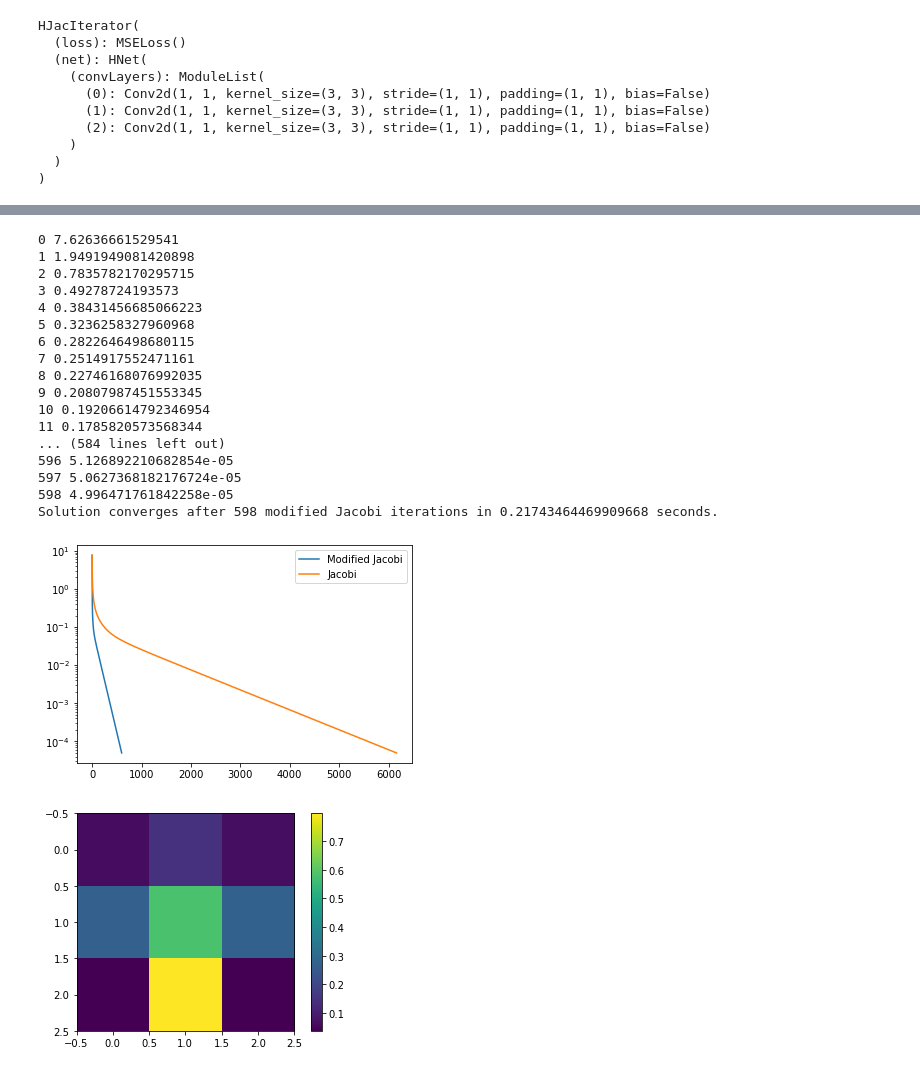
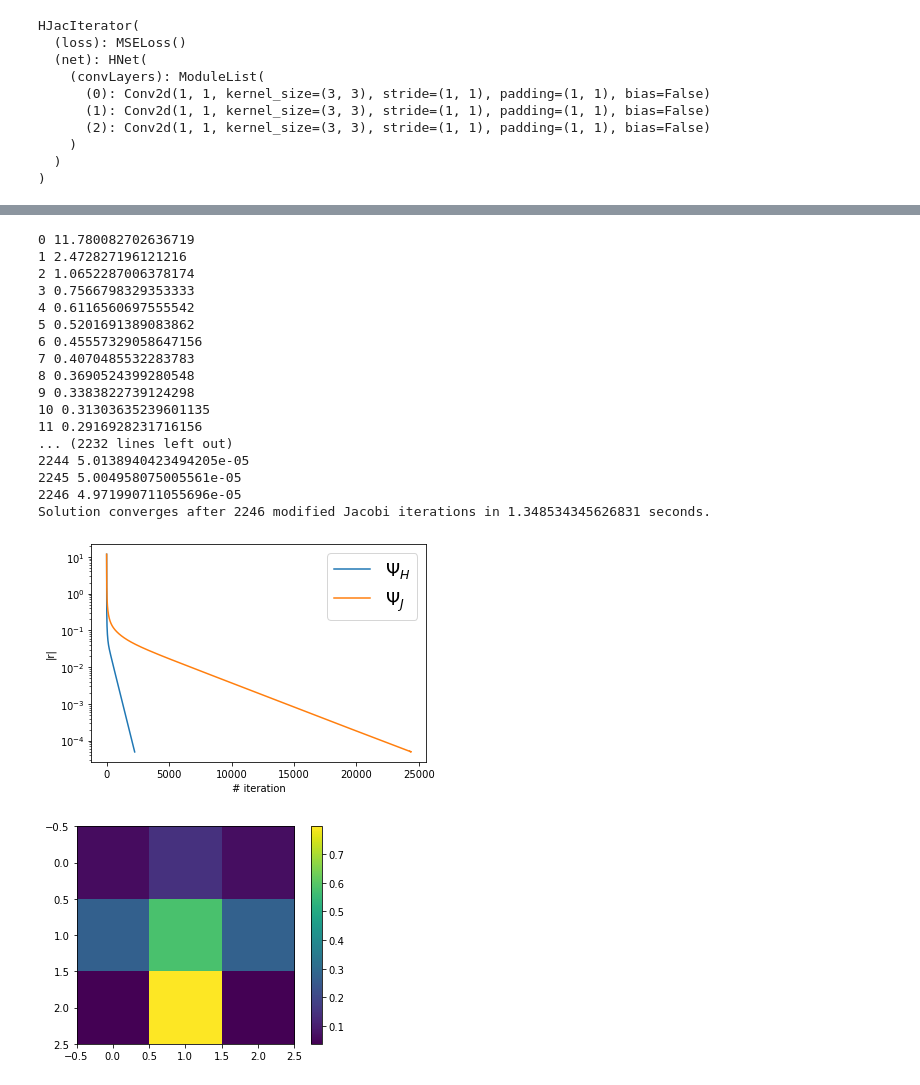
Before and after one commit to longfish/Multigrid-FEANet, a Jupyter notebook: M-FEANet-mg_test.ipynb, the cells around one changed output, grey strips where cells are left out. Drawn from its saved outputs; the diff is of its cells as text; code cells hidden in the pictures.

```diff
--- a/M-FEANet-mg_test.ipynb
+++ b/M-FEANet-mg_test.ipynb
@@ -167,7 +167,8 @@ my_hnet.load_state_dict(torch.load(os.path.join(model_dir,model_name+'.pth')))
 <All keys matched successfully>
 # %%
 # test on larger grid
-test_set = IsoPoissonDataSet('Data/IsoPoisson/poisson2d_65x65.h5')
+n = 2**7
+test_set = IsoPoissonDataSet('Data/IsoPoisson/poisson2d_129x129.h5')
 test_dataloader = DataLoader(test_set, batch_size=64, shuffle=True)
 u_test, f_test, bc_value_test, bc_index_test = next(iter(test_dataloader))
 
@@ -183,6 +184,5 @@ plot.plot_field(bc_index_test[k,0])
 [figure]
 # %%
-n = 2**6
 test_iterator = HJacIterator(hnet=my_hnet, n=n)
 test_iterator.requires_grad_(False)
 # %% [output]
@@ -261,31 +261,33 @@ end = time.time()
 
 print("Solution converges after", n_jac_test, "modified Jacobi iterations in", end-start, 'seconds.')
 # %% [output]
-0 7.62636661529541
-1 1.9491949081420898
-2 0.7835782170295715
-3 0.49278724193573
-4 0.38431456685066223
-5 0.3236258327960968
-6 0.2822646498680115
-7 0.2514917552471161
-8 0.22746168076992035
-9 0.20807987451553345
-10 0.19206614792346954
-11 0.1785820573568344
-... (584 lines left out)
-596 5.126892210682854e-05
-597 5.0627368182176724e-05
-598 4.996471761842258e-05
-Solution converges after 598 modified Jacobi iterations in 0.21743464469909668 seconds.
+0 11.780082702636719
+1 2.472827196121216
+2 1.0652287006378174
+3 0.7566798329353333
+4 0.6116560697555542
+5 0.5201691389083862
+6 0.45557329058647156
+7 0.4070485532283783
+8 0.3690524399280548
+9 0.3383822739124298
+10 0.31303635239601135
+11 0.2916928231716156
+... (2232 lines left out)
+2244 5.0138940423494205e-05
+2245 5.004958075005561e-05
+2246 4.971990711055696e-05
+Solution converges after 2246 modified Jacobi iterations in 1.348534345626831 seconds.
 # %%
-plt.plot(res_arr_testnew, label='Modified Jacobi')
-plt.plot(res_arr_test, label='Jacobi')
+plt.plot(res_arr_testnew, label=r'$\Psi_H$')
+plt.plot(res_arr_test, label=r'$\Psi_J$')
 plt.yscale('log')
-plt.legend()
+plt.xlabel('# iteration')
+plt.ylabel('|r|')
+plt.legend(prop={'size':18})
 plt.show()
 # %% [output]
-[figure, old version]
+[figure, new version]
 # %%
 def heatmap2d(arr):
     plt.imshow(arr,cmap='viridis')
```
Also changed, not shown: parts of 8 cells of this notebook, 4 other files.
